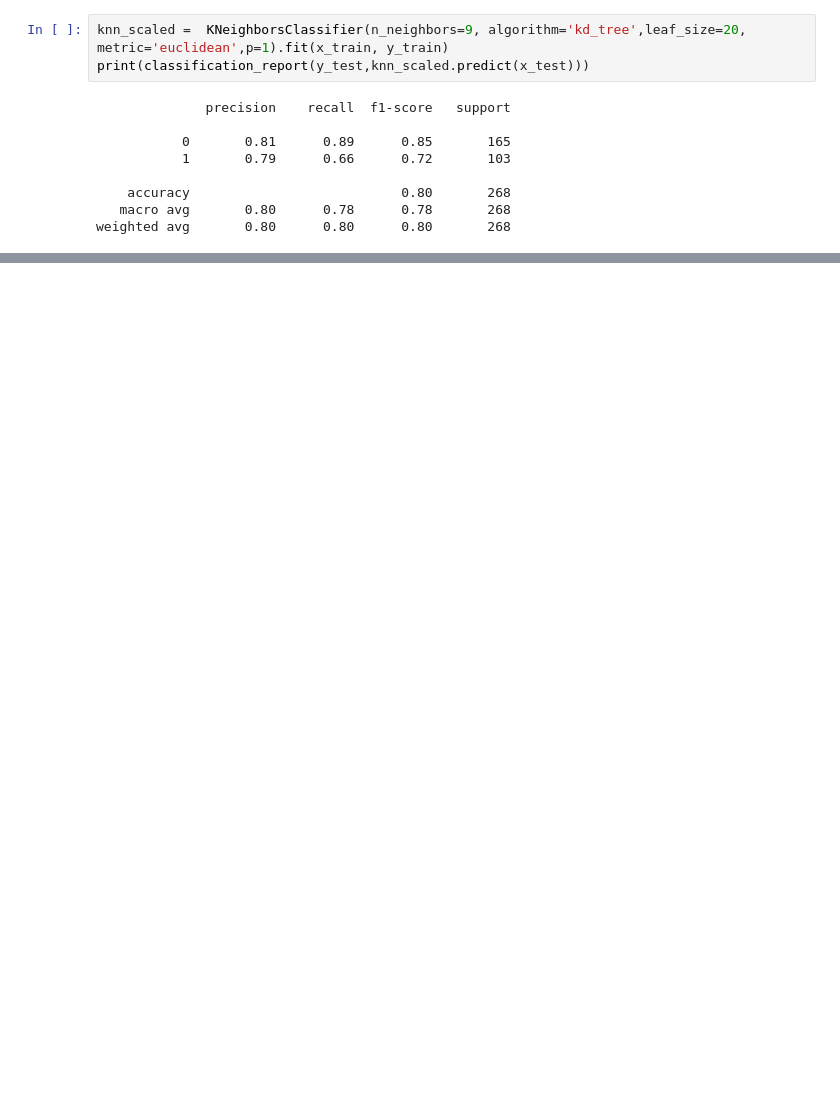
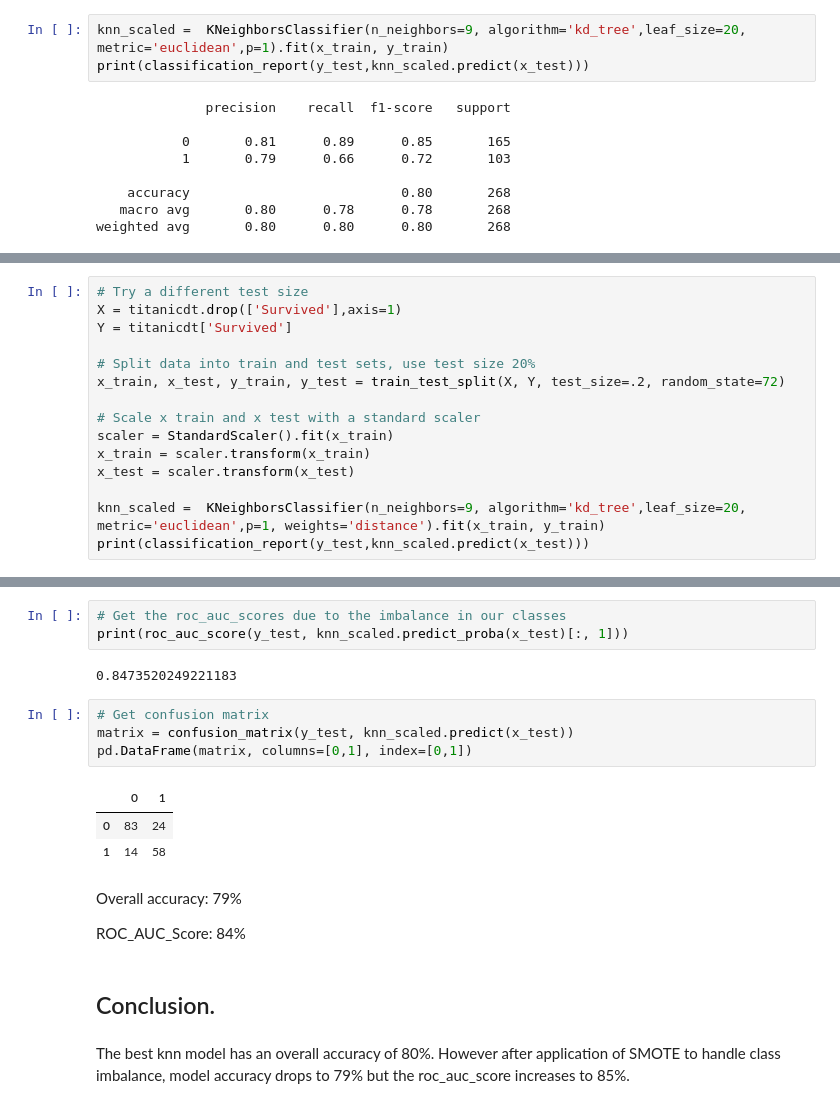
Before and after one commit to EllieMwangi/NaiveBayes-KNN-Classification, a Jupyter notebook: Titanic_Survival_Prediction_with_KNN.ipynb, the cells around one changed output, grey strips where cells are left out. Drawn from its saved outputs; the diff is of its cells as text; blank space fills up the shorter version.

```diff
--- a/Titanic_Survival_Prediction_with_KNN.ipynb
+++ b/Titanic_Survival_Prediction_with_KNN.ipynb
@@ -424,0 +491,15 @@ weighted avg       0.80      0.80      0.80       268
+# %%
+# Try a different test size
+X = titanicdt.drop(['Survived'],axis=1)
+Y = titanicdt['Survived']
+
+# Split data into train and test sets, use test size 20%
+x_train, x_test, y_train, y_test = train_test_split(X, Y, test_size=.2, random_state=72)
+
+# Scale x train and x test with a standard scaler
+scaler = StandardScaler().fit(x_train)
+x_train = scaler.transform(x_train)
+x_test = scaler.transform(x_test)
+
+knn_scaled =  KNeighborsClassifier(n_neighbors=9, algorithm='kd_tree',leaf_size=20, metric='euclidean',p=1, weights='distance').fit(x_train, y_train)
+print(classification_report(y_test,knn_scaled.predict(x_test)))
@@ -424,0 +515,21 @@ weighted avg       0.80      0.80      0.80       268
+# %%
+# Get the roc_auc_scores due to the imbalance in our classes
+print(roc_auc_score(y_test, knn_scaled.predict_proba(x_test)[:, 1]))
+# %% [output]
+0.8473520249221183
+# %%
+# Get confusion matrix
+matrix = confusion_matrix(y_test, knn_scaled.predict(x_test))
+pd.DataFrame(matrix, columns=[0,1], index=[0,1])
+# %% [output]
+|  | 0 | 1 |
+| 0 | 83 | 24 |
+| 1 | 14 | 58 |
+# %% [markdown]
+Overall accuracy: 79%
+
+ROC_AUC_Score: 84%
+# %% [markdown]
+## Conclusion.
+# %% [markdown]
+The best knn model has an overall accuracy of 80%. However after application of SMOTE to handle class imbalance, model accuracy drops to 79% but the roc_auc_score increases to 85%.
```
Also changed, not shown: parts of 20 cells of this notebook.
